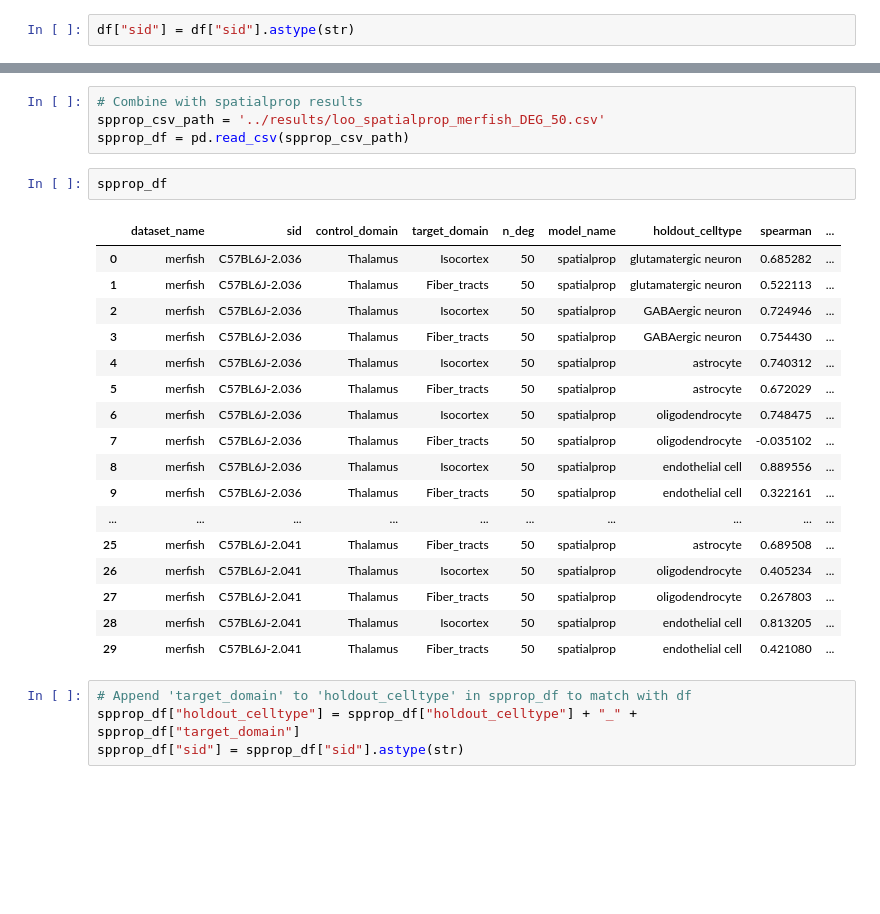
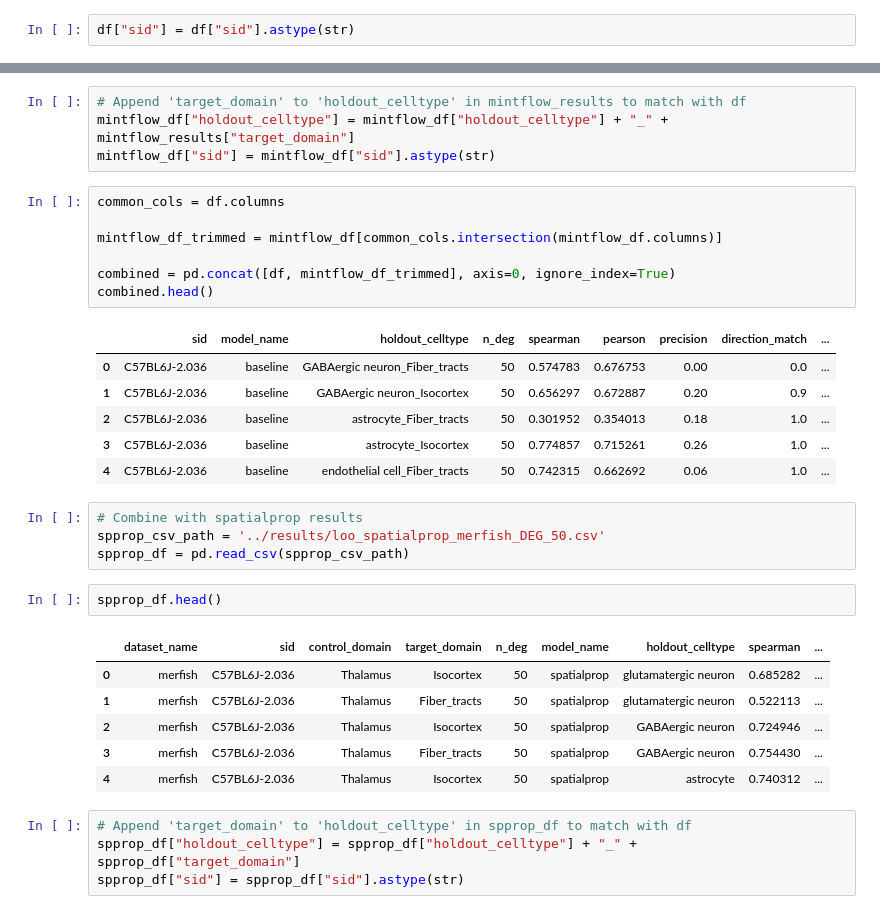
Before and after one commit to PMBio/cellina-reproducibility, a Jupyter notebook: notebooks/ood_plots_merfish.ipynb, the cells around one changed output, grey strips where cells are left out. Cells and saved outputs as stored; diff of their text form; blank space fills up the shorter version.

```diff
--- a/notebooks/ood_plots_merfish.ipynb
+++ b/notebooks/ood_plots_merfish.ipynb
@@ -250,27 +259,34 @@ df["sid"] = df["sid"].astype(str)
+# %%
+# Append 'target_domain' to 'holdout_celltype' in mintflow_results to match with df
+mintflow_df["holdout_celltype"] = mintflow_df["holdout_celltype"] + "_" + mintflow_results["target_domain"]
+mintflow_df["sid"] = mintflow_df["sid"].astype(str)
+# %%
+common_cols = df.columns
+
+mintflow_df_trimmed = mintflow_df[common_cols.intersection(mintflow_df.columns)]
+
+combined = pd.concat([df, mintflow_df_trimmed], axis=0, ignore_index=True)
+combined.head()
+# %% [output]
+|  | sid | model_name | holdout_celltype | n_deg | spearman | pearson | precision | direction_match | ... |
+| 0 | C57BL6J-2.036 | baseline | GABAergic neuron_Fiber_tracts | 50 | 0.574783 | 0.676753 | 0.00 | 0.0 | ... |
+| 1 | C57BL6J-2.036 | baseline | GABAergic neuron_Isocortex | 50 | 0.656297 | 0.672887 | 0.20 | 0.9 | ... |
+| 2 | C57BL6J-2.036 | baseline | astrocyte_Fiber_tracts | 50 | 0.301952 | 0.354013 | 0.18 | 1.0 | ... |
+| 3 | C57BL6J-2.036 | baseline | astrocyte_Isocortex | 50 | 0.774857 | 0.715261 | 0.26 | 1.0 | ... |
+| 4 | C57BL6J-2.036 | baseline | endothelial cell_Fiber_tracts | 50 | 0.742315 | 0.662692 | 0.06 | 1.0 | ... |
 # %%
 # Combine with spatialprop results
 spprop_csv_path = '../results/loo_spatialprop_merfish_DEG_50.csv'
 spprop_df = pd.read_csv(spprop_csv_path)
 # %%
-spprop_df
+spprop_df.head()
 # %% [output]
 |  | dataset_name | sid | control_domain | target_domain | n_deg | model_name | holdout_celltype | spearman | ... |
 | 0 | merfish | C57BL6J-2.036 | Thalamus | Isocortex | 50 | spatialprop | glutamatergic neuron | 0.685282 | ... |
 | 1 | merfish | C57BL6J-2.036 | Thalamus | Fiber_tracts | 50 | spatialprop | glutamatergic neuron | 0.522113 | ... |
 | 2 | merfish | C57BL6J-2.036 | Thalamus | Isocortex | 50 | spatialprop | GABAergic neuron | 0.724946 | ... |
 | 3 | merfish | C57BL6J-2.036 | Thalamus | Fiber_tracts | 50 | spatialprop | GABAergic neuron | 0.754430 | ... |
 | 4 | merfish | C57BL6J-2.036 | Thalamus | Isocortex | 50 | spatialprop | astrocyte | 0.740312 | ... |
-| 5 | merfish | C57BL6J-2.036 | Thalamus | Fiber_tracts | 50 | spatialprop | astrocyte | 0.672029 | ... |
-| 6 | merfish | C57BL6J-2.036 | Thalamus | Isocortex | 50 | spatialprop | oligodendrocyte | 0.748475 | ... |
-| 7 | merfish | C57BL6J-2.036 | Thalamus | Fiber_tracts | 50 | spatialprop | oligodendrocyte | -0.035102 | ... |
-| 8 | merfish | C57BL6J-2.036 | Thalamus | Isocortex | 50 | spatialprop | endothelial cell | 0.889556 | ... |
-| 9 | merfish | C57BL6J-2.036 | Thalamus | Fiber_tracts | 50 | spatialprop | endothelial cell | 0.322161 | ... |
-| ... | ... | ... | ... | ... | ... | ... | ... | ... | ... |
-| 25 | merfish | C57BL6J-2.041 | Thalamus | Fiber_tracts | 50 | spatialprop | astrocyte | 0.689508 | ... |
-| 26 | merfish | C57BL6J-2.041 | Thalamus | Isocortex | 50 | spatialprop | oligodendrocyte | 0.405234 | ... |
-| 27 | merfish | C57BL6J-2.041 | Thalamus | Fiber_tracts | 50 | spatialprop | oligodendrocyte | 0.267803 | ... |
-| 28 | merfish | C57BL6J-2.041 | Thalamus | Isocortex | 50 | spatialprop | endothelial cell | 0.813205 | ... |
-| 29 | merfish | C57BL6J-2.041 | Thalamus | Fiber_tracts | 50 | spatialprop | endothelial cell | 0.421080 | ... |
 # %%
 # Append 'target_domain' to 'holdout_celltype' in spprop_df to match with df
 spprop_df["holdout_celltype"] = spprop_df["holdout_celltype"] + "_" + spprop_df["target_domain"]
```
Also changed, not shown: parts of 7 cells of this notebook, 6 other files.
